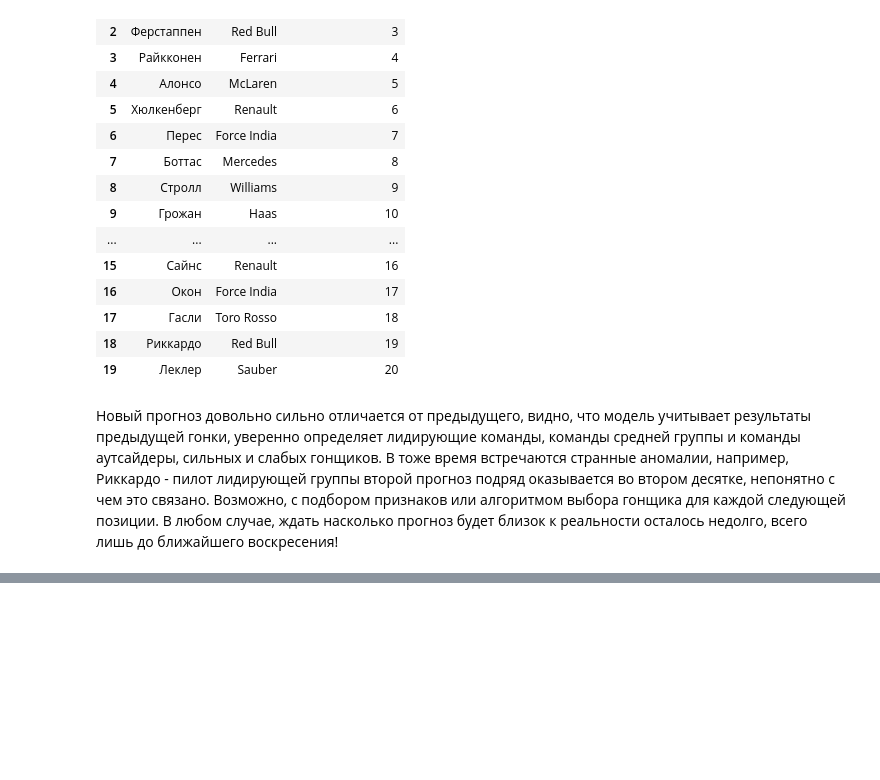
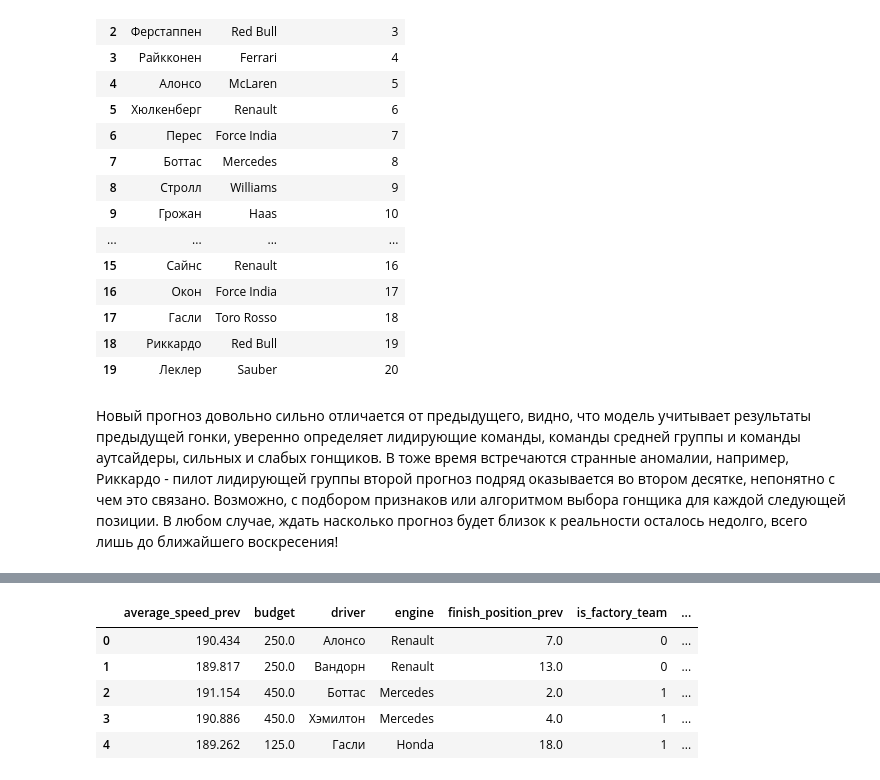
Before and after one commit to AndrewLrrr/f1-guru, a Jupyter notebook: f1-guru.ipynb, the cells around one changed output, grey strips where cells are left out. Cells and saved outputs as stored; diff of their text form; code cells hidden in the pictures; blank space fills up the shorter version.

```diff
--- a/f1-guru.ipynb
+++ b/f1-guru.ipynb
@@ -1661,0 +1743,10 @@ race_prediction
+# %%
+df_blank_race_union = pd.concat([df_blank_race, df_racing_union.loc[:, df_racing_merged.columns != 'finish_position']])
+df_blank_race_union.head()
+# %% [output]
+|  | average_speed_prev | budget | driver | engine | finish_position_prev | is_factory_team | ... |
+| 0 | 190.434 | 250.0 | Алонсо | Renault | 7.0 | 0 | ... |
+| 1 | 189.817 | 250.0 | Вандорн | Renault | 13.0 | 0 | ... |
+| 2 | 191.154 | 450.0 | Боттас | Mercedes | 2.0 | 1 | ... |
+| 3 | 190.886 | 450.0 | Хэмилтон | Mercedes | 4.0 | 1 | ... |
+| 4 | 189.262 | 125.0 | Гасли | Honda | 18.0 | 1 | ... |
```
Also changed, not shown: parts of 24 cells of this notebook, 1 other file.
